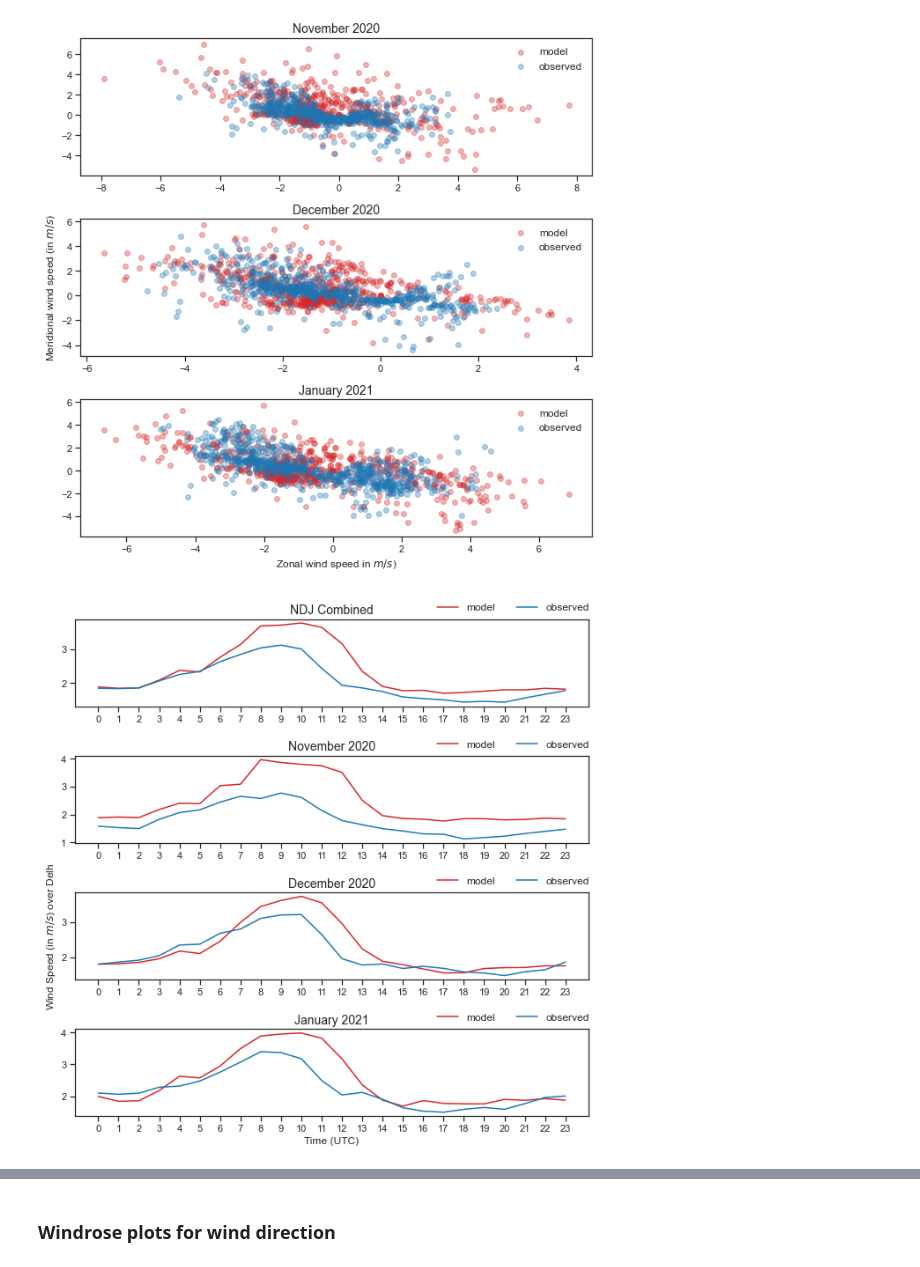
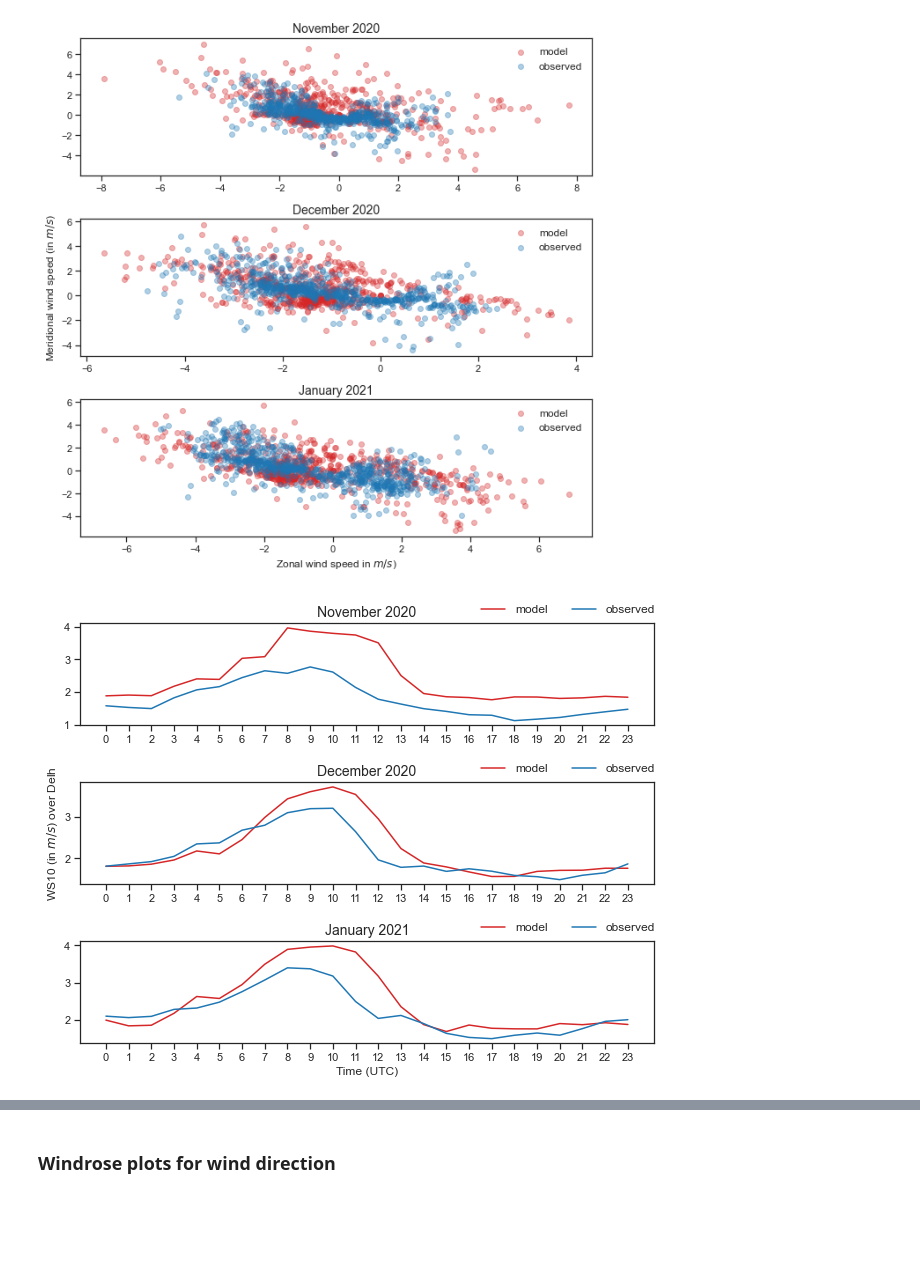
Before and after one commit to adisen99/srfp, a Jupyter notebook: delhi/met_data.ipynb, the cells around one changed output, grey strips where cells are left out. Cells and saved outputs as stored; diff of their text form; code cells hidden in the pictures; blank space fills up the shorter version.

```diff
--- a/delhi/met_data.ipynb
+++ b/delhi/met_data.ipynb
@@ -324,37 +326,37 @@ plt.savefig('./images/met_data/z_m_ws.pdf', dpi=300)
 # %%
 # Diurnal variation
 
-fig = plt.figure(figsize=(9,9))
+fig = plt.figure(figsize=(9,7))
 
-plt.subplot(411)
-dplot.plot(df.interpolate(method='time', limit_area='inside'), df.interpolate(method='time', limit_area='inside'), 'mod_ws', 'obs_ws')
-# plt.ylabel('Wind Speed', fontsize=12)
-# plt.xlabel('Time (in hrs)', fontsize=12)
-plt.title('NDJ Combined', fontsize=14)
+# plt.subplot(411)
+# dplot.plot(df.interpolate(method='time', limit_area='inside'), df.interpolate(method='time', limit_area='inside'), 'mod_ws', 'obs_ws')
+# # plt.ylabel('Wind Speed', fontsize=12)
+# # plt.xlabel('Time (in hrs)', fontsize=12)
+# plt.title('NDJ Combined', fontsize=14)
 
-plt.subplot(412)
+plt.subplot(311)
 dplot.plot(dfnov.interpolate(method='time', limit_area='inside'), dfnov.interpolate(method='time', limit_area='inside'), 'mod_ws', 'obs_ws')
 # plt.ylabel('Wind Speed', fontsize=12)
 # plt.xlabel('Time (in hrs)', fontsize=12)
 plt.title('November 2020', fontsize=14)
 
-plt.subplot(413)
+plt.subplot(312)
 dplot.plot(dfdec.interpolate(method='time', limit_area='inside'), dfdec.interpolate(method='time', limit_area='inside'), 'mod_ws', 'obs_ws')
-plt.ylabel('Wind Speed (in $m/s$) over Delh', fontsize=12)
+plt.ylabel('WS10 (in $m/s$) over Delh', fontsize=12)
 # plt.xlabel('Time (in hrs)', fontsize=12)
 plt.title('December 2020', fontsize=14)
 
-plt.subplot(414)
+plt.subplot(313)
 dplot.plot(dfjan.interpolate(method='time', limit_area='inside'), dfjan.interpolate(method='time', limit_area='inside'), 'mod_ws', 'obs_ws')
 # plt.ylabel('Wind Speed', fontsize=12)
 plt.xlabel('Time (UTC)', fontsize=12)
 plt.title('January 2021', fontsize=14)
 
 # fig.suptitle('Wind Speed (in $m/s$) over Delhi', fontsize=24, y=0.99)
 fig.tight_layout()
 plt.savefig('./images/met_data/diurnal_ws.pdf', dpi=300)
 # %% [output]
-[figure, old version]
+[figure, new version]
 # %%
 # Diurnal variation Zonal Wind
 
```
Also changed, not shown: parts of 14 cells of this notebook, 7 other files.
